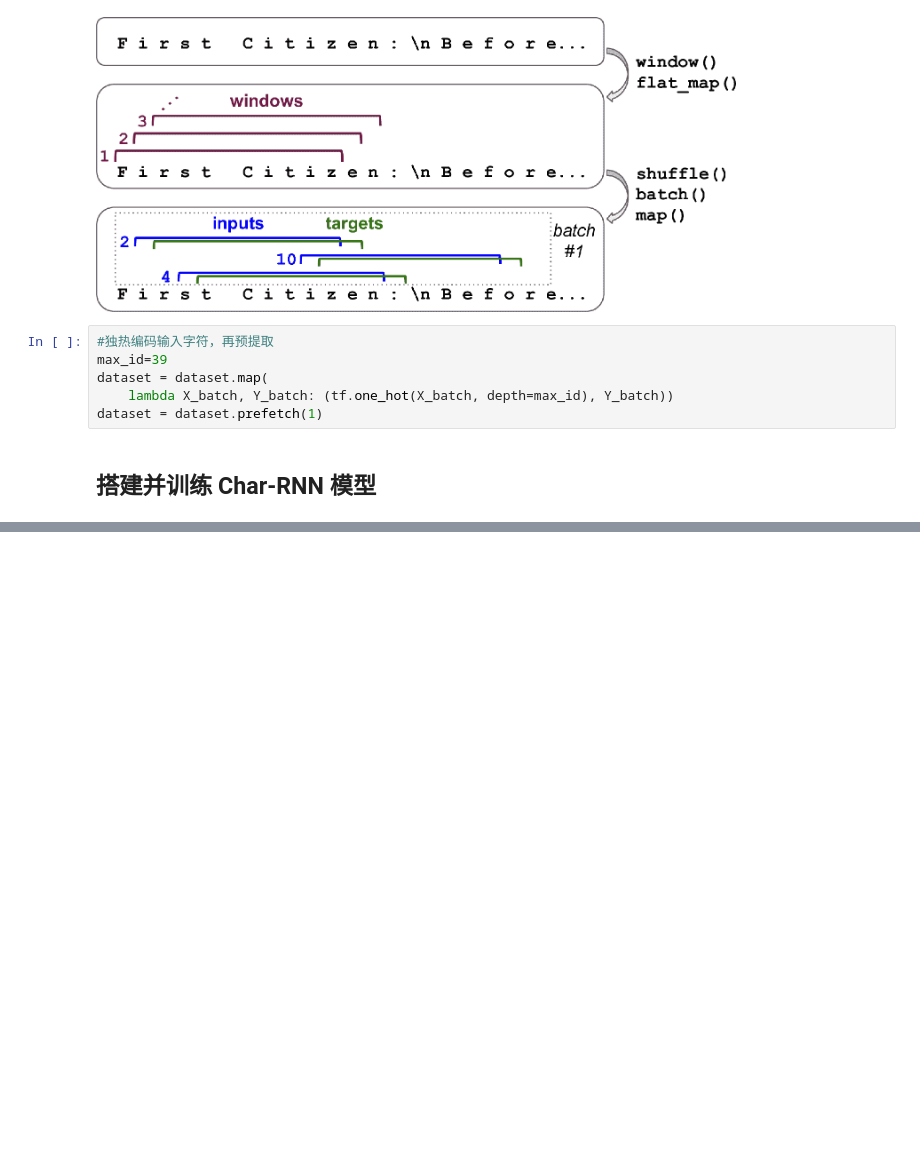
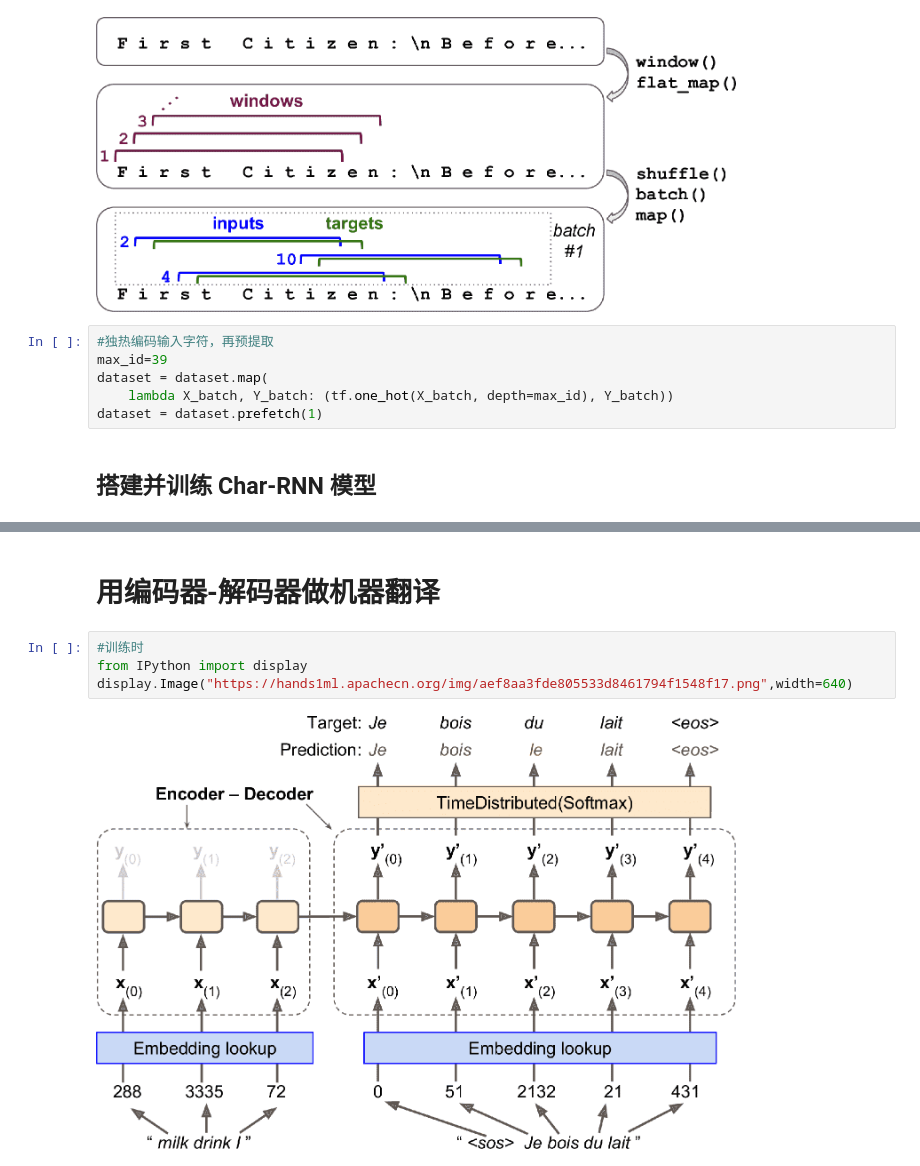
Before and after one commit to binlanguage/mln, a Jupyter notebook: 16_nlp_with_rnns_and_attention.ipynb, the cells around one changed output, grey strips where cells are left out. Saved outputs shown, nothing was run; the diff lists cells and outputs as text; blank space fills up the shorter version.

```diff
--- a/16_nlp_with_rnns_and_attention.ipynb
+++ b/16_nlp_with_rnns_and_attention.ipynb
@@ -86,0 +102,8 @@ Epoch 1/20
+# %% [markdown]
+# 用编码器-解码器做机器翻译
+# %%
+#训练时
+from IPython import display
+display.Image("https://hands1ml.apachecn.org/img/aef8aa3fde805533d8461794f1548f17.png",width=640)
+# %% [output]
+[figure, added]
```
Also changed, not shown: parts of 13 cells of this notebook.
